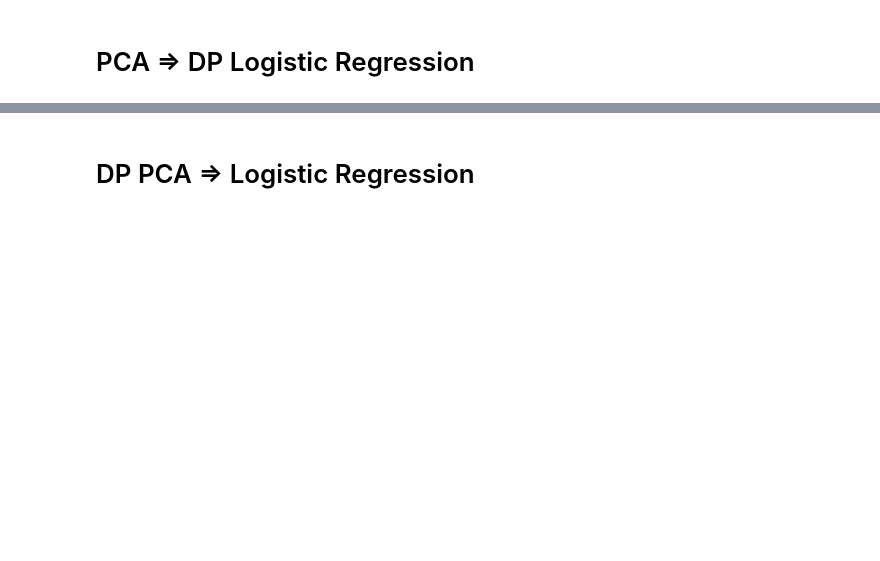
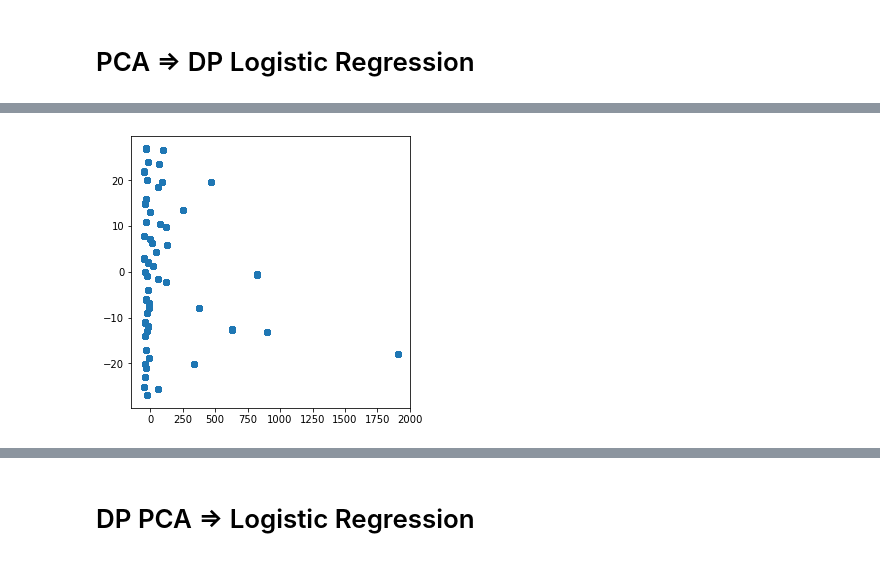
Before and after one commit to jefe-jeff/mse-234-project, a Jupyter notebook: scripts/dp_jordan_attempt.ipynb, the cells around one changed output, grey strips where cells are left out. Saved outputs shown, nothing was run; the diff lists cells and outputs as text; code cells hidden in the pictures; blank space fills up the shorter version.

```diff
--- a/scripts/dp_jordan_attempt.ipynb
+++ b/scripts/dp_jordan_attempt.ipynb
@@ -89,0 +102,17 @@ Performance on test data 0.7071207430340557
+# %%
+pca = PCA(n_components=5)
+tX_train = pca.fit_transform(X_train)
+tX_test = pca.transform(X_test)
+fig, ax = plt.subplots(1, 1, figsize = (5, 5))
+ax.scatter(tX_train[:, 0], tX_train[:, 1])
+epsilons = np.logspace(-2, 2, 50)
+curves = []
+for _ in range(20):
+    accuracy = []
+    for epsilon in epsilons:
+        dp_clf = dpm.LogisticRegression(epsilon=epsilon, max_iter = 200).fit(tX_train, y_train, )
+        accuracy.append(dp_clf.score(tX_test, y_test))
+
+    curves += [accuracy]
+# %% [output]
+[figure, added]
```
Also changed, not shown: parts of 19 cells of this notebook, 1 other file.
